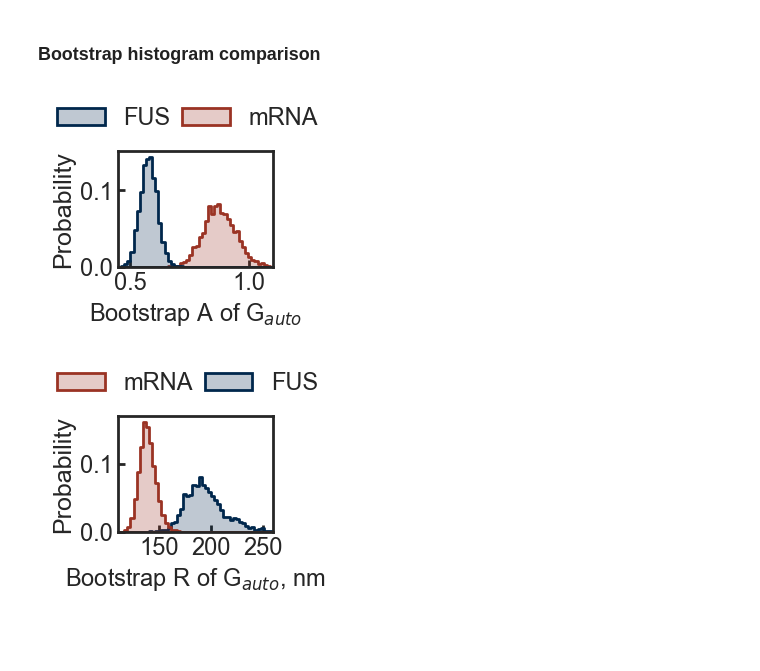
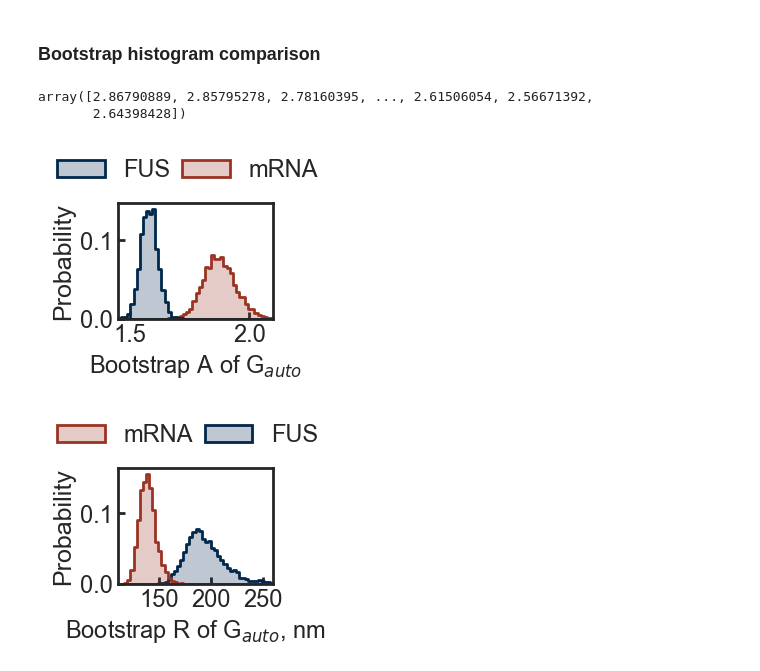
Before and after one commit to walterlab-um/intra_condensate_SPT, a Jupyter notebook: plot_paper_figure/Fig3_FL_FUS_ALEX_PCF.ipynb, the cells around one changed output. Saved outputs shown, nothing was run; the diff lists cells and outputs as text; code cells hidden in the pictures; blank space fills up the shorter version.

```diff
--- a/plot_paper_figure/Fig3_FL_FUS_ALEX_PCF.ipynb
+++ b/plot_paper_figure/Fig3_FL_FUS_ALEX_PCF.ipynb
@@ -111,7 +111,7 @@ def bootstrap(bins, lst_PCF_per_condensate, lst_N_locations, bs_size=30, bs_roun
         A, r0 = popt
         reduced_chi_square = red_chi(bins[1:], A, r0, weighted_mean[1:], weighted_std[1:])
 
-        lst_A.append(A)
+        lst_A.append(A+1)
         lst_r0.append(r0)
         lst_red_chi2.append(reduced_chi_square)
 
@@ -833,10 +833,25 @@ plt.savefig(
 # %% [markdown]
 ### Bootstrap histogram comparison
+# %%
+np.concatenate(
+            [
+                np.array(lst_A_FL) + 1,
+                np.array(lst_A_FUS) + 1,
+            ]
+        )
+# %% [output]
+array([2.86790889, 2.85795278, 2.78160395, ..., 2.61506054, 2.56671392,
+       2.64398428])
 # %%
-A_range = (0.45, 1.1)
+A_range = (1.45, 2.1)
 df_hist = pd.DataFrame(
     {
-        "value": lst_A_FL + lst_A_FUS,
+        "value": np.concatenate(
+            [
+                np.array(lst_A_FL),
+                np.array(lst_A_FUS),
+            ]
+        ),
         "label": np.concatenate(
             [
                 np.repeat("mRNA", len(lst_A_FL)),
@@ -864,34 +879,34 @@ plt.xlim(A_range[0], A_range[1])
 sns.move_legend(
     ax,
     "lower center",
     bbox_to_anchor=(0.45, 1),
     ncol=2,
     title=None,
     frameon=False,
     fontsize=17,
     columnspacing=0.5,
 )
 plt.xlabel("Bootstrap A of G$_{auto}$", fontsize=17)
 plt.ylabel("Probability", fontsize=18)
 plt.gca().spines[:].set_linewidth(2)
 plt.gca().tick_params(
     axis="both",
     which="major",
     labelsize=17,
     direction="in",
     bottom=True,
     left=True,
     length=5,
     width=2,
 )
 plt.savefig(
     "autoFUS-autoRNA_PCF_" + switch_perLoc_perTrack + "_bootstrap_histo_compare_A.png",
     format="png",
     bbox_inches="tight",
     dpi=300,
 )
 # %% [output]
-[figure, old version]
+[figure, new version]
 # %%
 R_range = (110, 260)
 df_hist = pd.DataFrame(
@@ -951,4 +966,4 @@ plt.savefig(
     dpi=300,
 )
 # %% [output]
-[figure, old version]
+[figure, new version]
```
Also changed, not shown: parts of 13 cells of this notebook.
